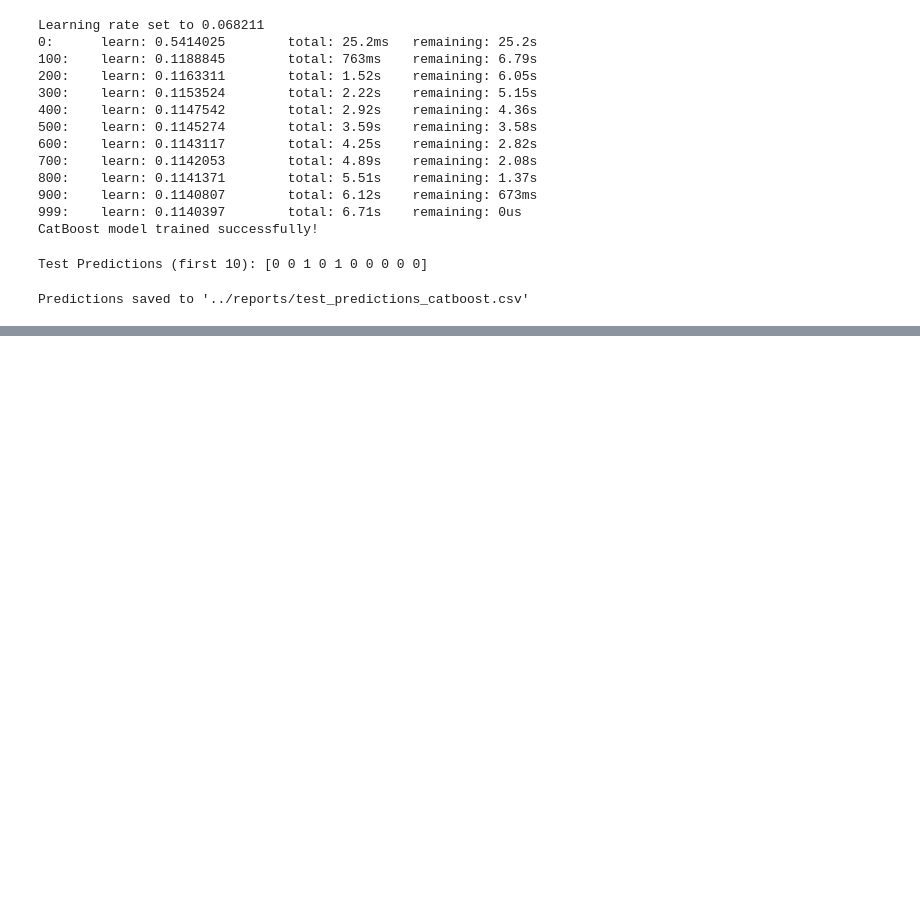
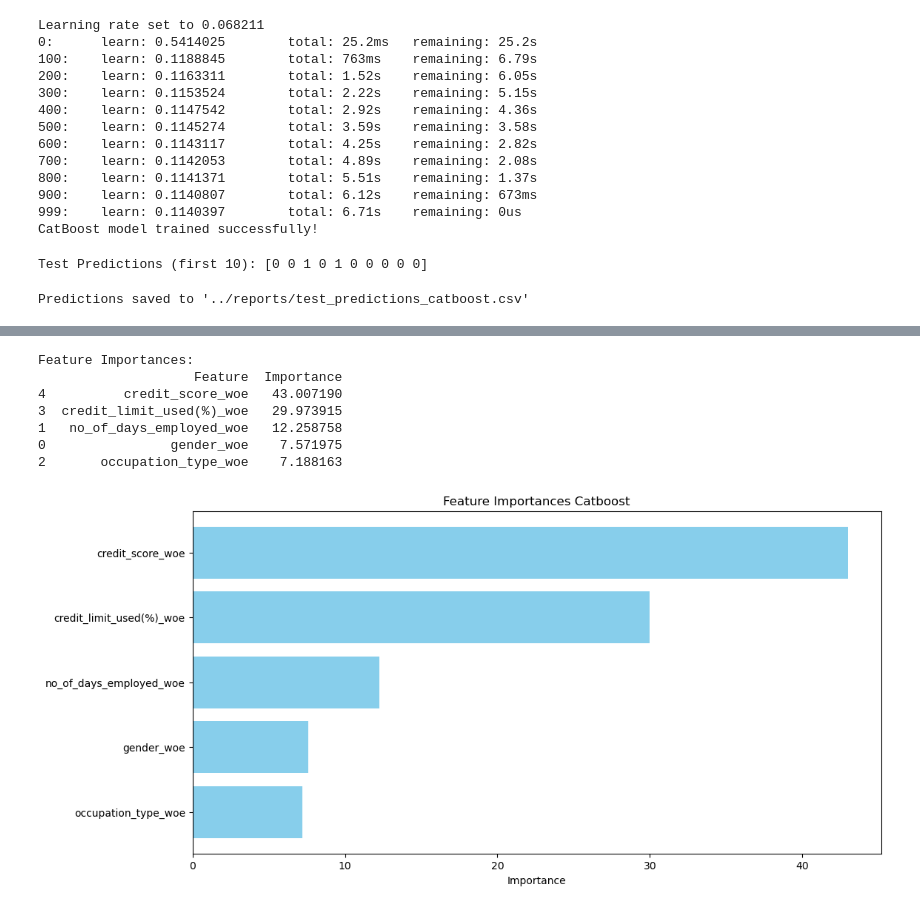
Before and after one commit to shubhupadhyay1/credit-risk-analysis, a Jupyter notebook: notebooks/credit_risk_analysis.ipynb, the cells around one changed output, grey strips where cells are left out. Drawn from its saved outputs; the diff is of its cells as text; code cells hidden in the pictures; blank space fills up the shorter version.

```diff
--- a/notebooks/credit_risk_analysis.ipynb
+++ b/notebooks/credit_risk_analysis.ipynb
@@ -494,0 +547,30 @@ Predictions saved to '../reports/test_predictions_catboost.csv'
+# %%
+# Get feature importances from the CatBoost model
+feature_importances = catboost.feature_importances_
+feature_names = train_woe_df.drop(columns=[target]).columns
+
+# Create a DataFrame for feature importances
+feature_importance_df = pd.DataFrame({
+    "Feature": feature_names,
+    "Importance": feature_importances
+}).sort_values(by="Importance", ascending=False)
+
+print("Feature Importances:")
+print(feature_importance_df)
+
+# Plot feature importances
+plt.figure(figsize=(12, 6))
+plt.barh(feature_importance_df["Feature"], feature_importance_df["Importance"], color='skyblue')
+plt.xlabel("Importance")
+plt.title("Feature Importances Catboost")
+plt.gca().invert_yaxis()
+plt.show()
+# %% [output]
+Feature Importances:
+                    Feature  Importance
+4          credit_score_woe   43.007190
+3  credit_limit_used(%)_woe   29.973915
+1   no_of_days_employed_woe   12.258758
+0                gender_woe    7.571975
+2       occupation_type_woe    7.188163
+[figure, added]
```
Also changed, not shown: parts of 2 cells of this notebook, 3 other files.
